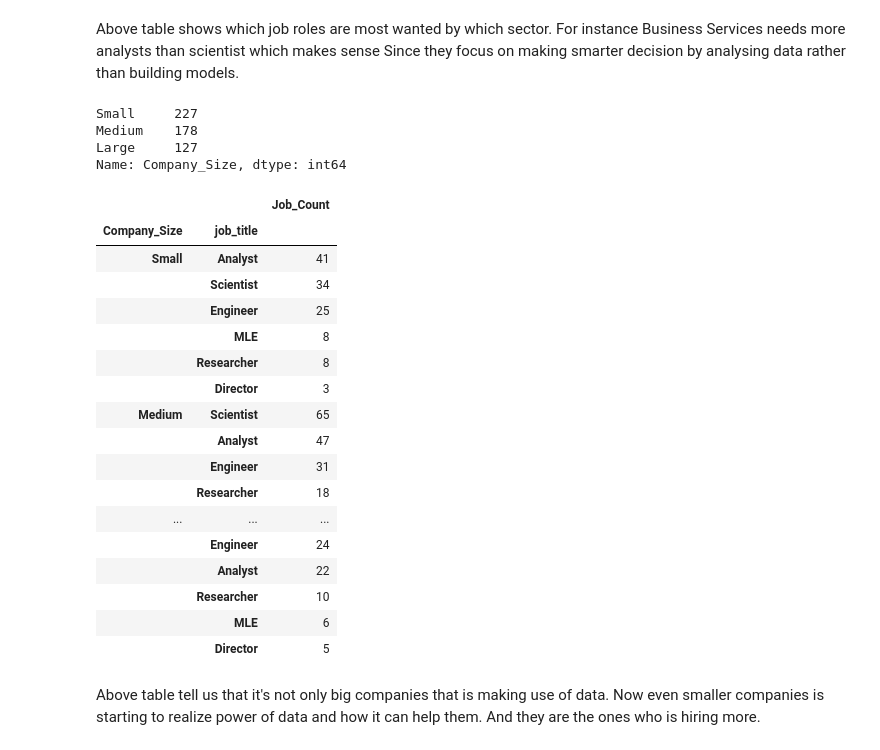
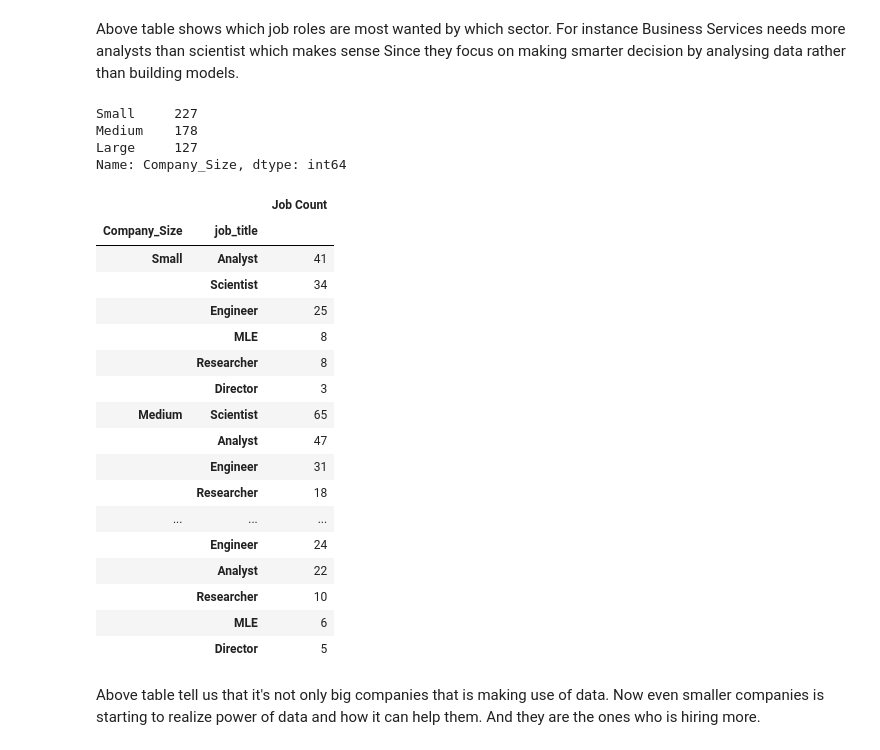
Before and after one commit to Jenil245/DataScientists_JobAnalysis, a Jupyter notebook: data_visualization.ipynb, the cells around one changed output. Cells and saved outputs as stored; diff of their text form; code cells hidden in the pictures.

```diff
--- a/data_visualization.ipynb
+++ b/data_visualization.ipynb
@@ -115,14 +116,14 @@ Above table shows which job roles are most wanted by which sector. For instance
 # %%
 print(data['Company_Size'].value_counts())
 
 pd.pivot_table(pivot_data, index =['Company_Size','job_title'],values='Company_Age', aggfunc='count').sort_values(
-    ['Company_Size','Company_Age'], ascending = False).rename(columns={'Company_Age':'Job_Count'})[:20]
+    ['Company_Size','Company_Age'], ascending = False).rename(columns={'Company_Age':'Job Count'})[:20]
 # %% [output]
 Small     227
 Medium    178
 Large     127
 Name: Company_Size, dtype: int64
-|  |  | Job_Count |
+|  |  | Job Count |
 | Company_Size | job_title |  |
 | Small | Analyst | 41 |
 |  | Scientist | 34 |
```
Also changed, not shown: parts of 14 cells of this notebook.
